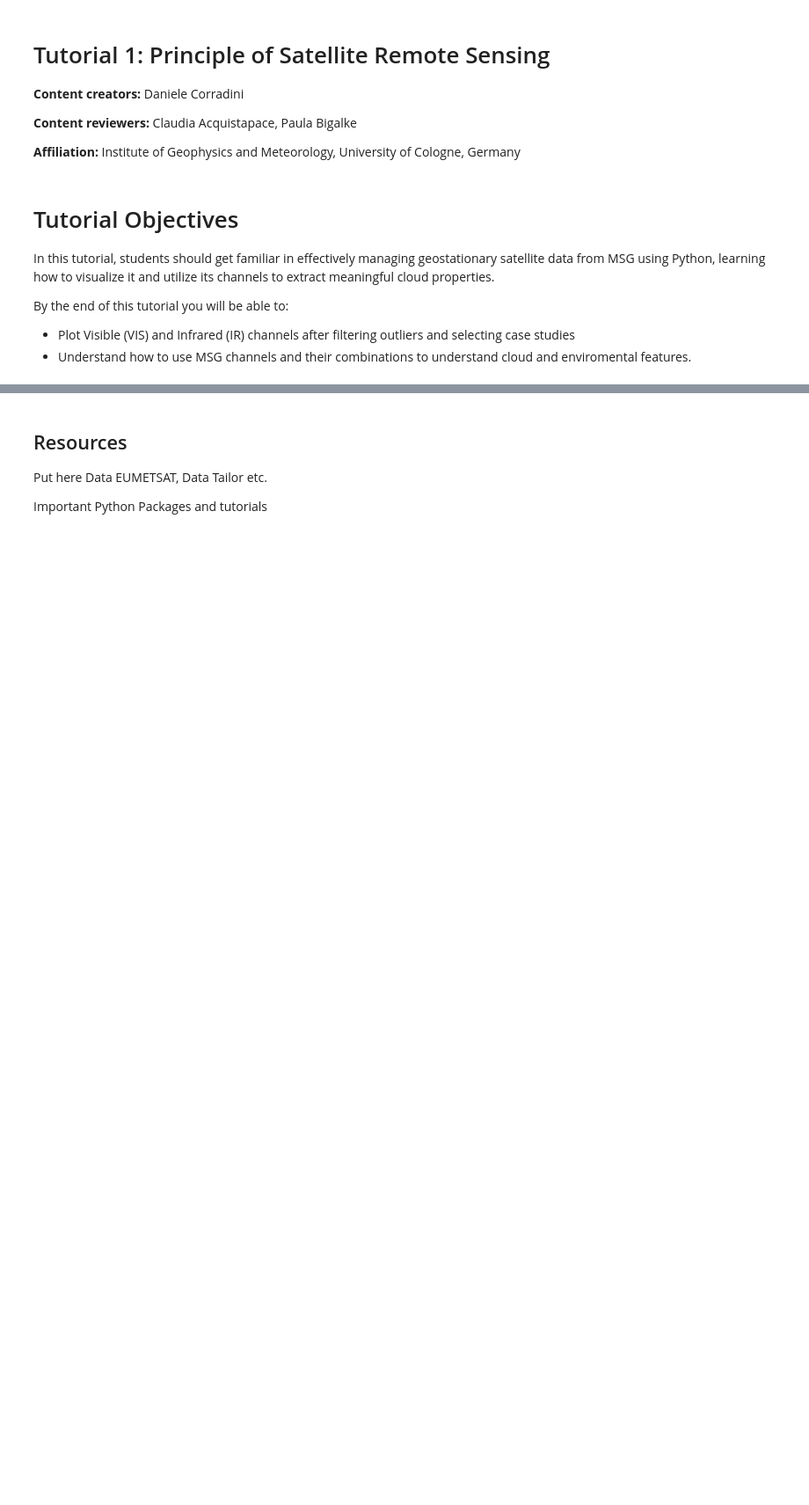
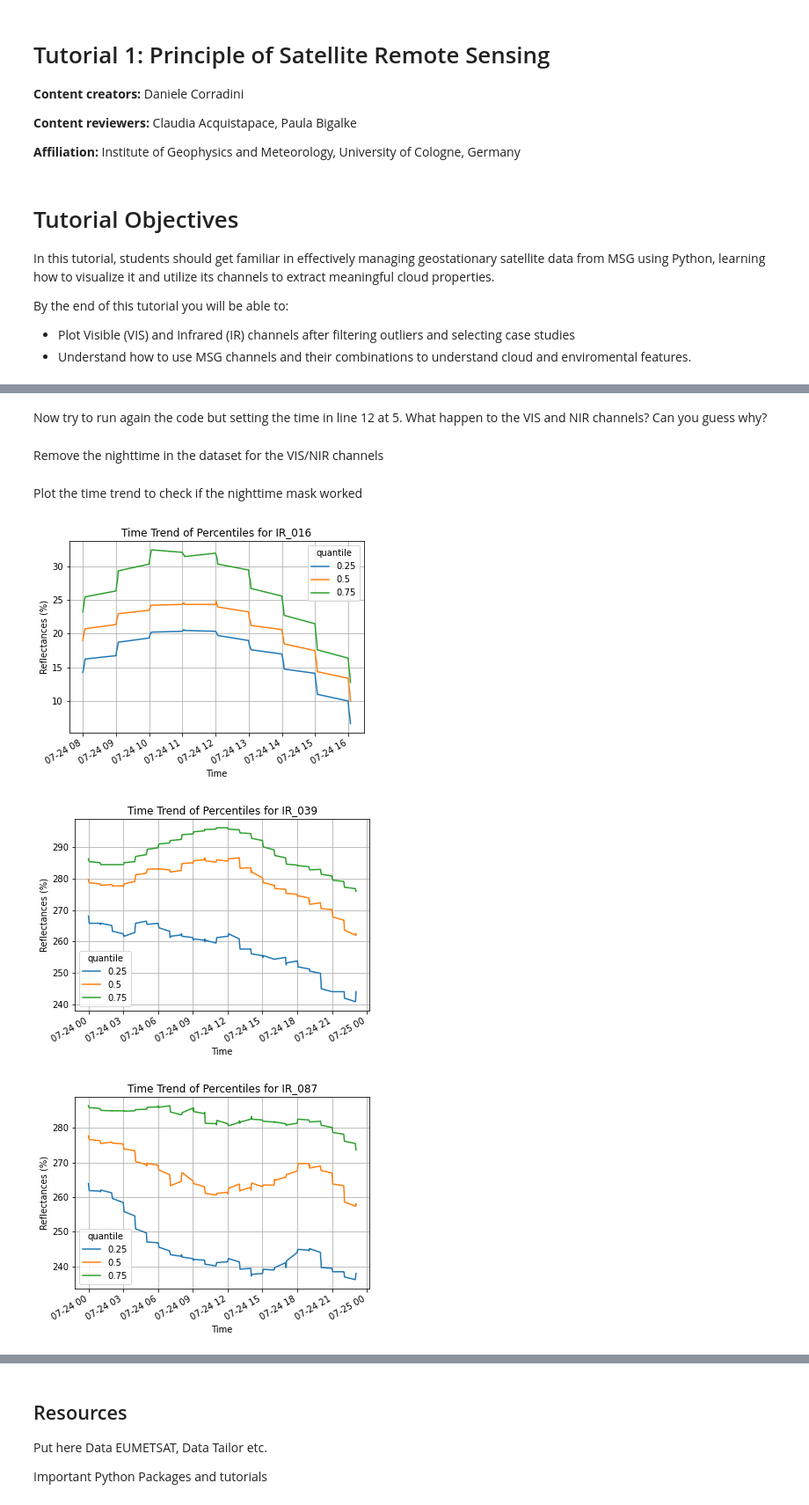
Before and after one commit to EXPATS-IDEAS4S/MSG-SEVIRI, a Jupyter notebook: exercises/trento_ex1.ipynb, the cells around one changed output, grey strips where cells are left out. Shown at 88% size. Saved outputs shown, nothing was run; the diff lists cells and outputs as text; code cells hidden in the pictures; blank space fills up the shorter version.

```diff
--- a/exercises/trento_ex1.ipynb
+++ b/exercises/trento_ex1.ipynb
@@ -47,0 +151,40 @@ len(fnames)
+# %% [markdown]
+Now try to run again the code but setting the time in line 12 at 5. What happen to the VIS and NIR channels?
+Can you guess why?
+# %% [markdown]
+Remove the nighttime in the dataset for the VIS/NIR channels
+# %%
+#mask the nighttime for VIS/NIR channels
+
+#Choose time thresholds far from the sunsets and sunrise, considering also the period of the year (Summer!)
+#Be careful that the time of the dataset is given in UTC!
+time_min = 8
+time_max = 16
+
+time_mask = (ds['time.hour'] >= time_min) & (ds['time.hour'] <= time_max)
+
+# Apply the mask across selected variables
+selected_vars = ['IR_016', 'VIS006', 'VIS008']
+for var in selected_vars:
+    ds[var] = ds[var].where(time_mask, np.nan)
+# %% [markdown]
+Plot the time trend to check if the nighttime mask worked
+# %%
+# Compute 25-50-75th percentile and plot them along the time
+
+ds_quantile = ds.quantile([0.25, 0.5, 0.75], dim=['x', 'y'])
+#print(ds_quantile)
+
+
+# Loop through each variable in the dataset
+for i, var in enumerate(ds_quantile.data_vars):
+    ds_quantile[var].plot.line(x='time', hue='quantile', add_legend=True)
+    plt.title(f'Time Trend of Percentiles for {var}')
+    plt.xlabel('Time')
+    plt.ylabel(channels_unit[i])
+    plt.grid(True)
+    plt.show()
+# %% [output]
+[figure, added]
+[figure, added]
+[figure, added]
```
Also changed, not shown: parts of 21 cells of this notebook, 6 other files.
